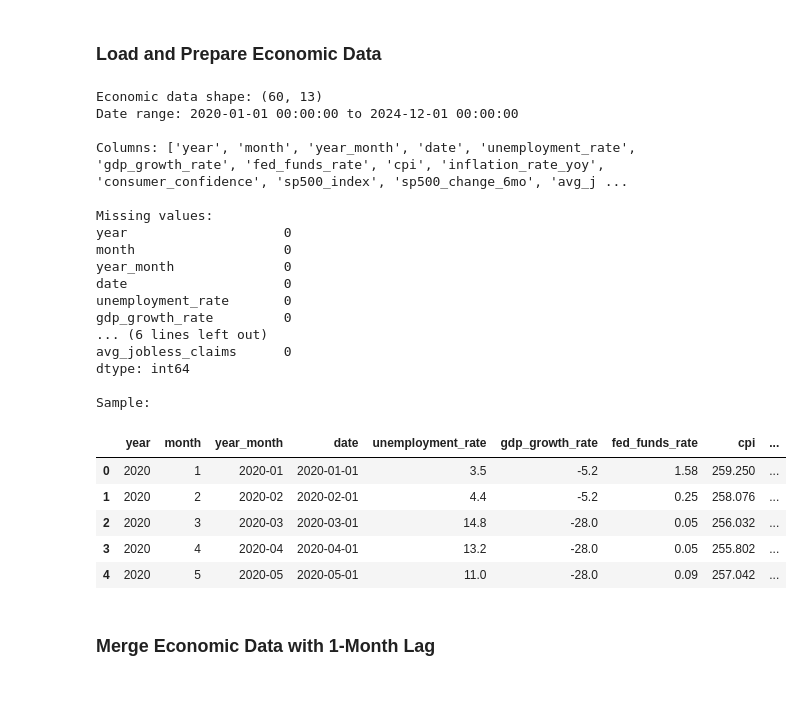
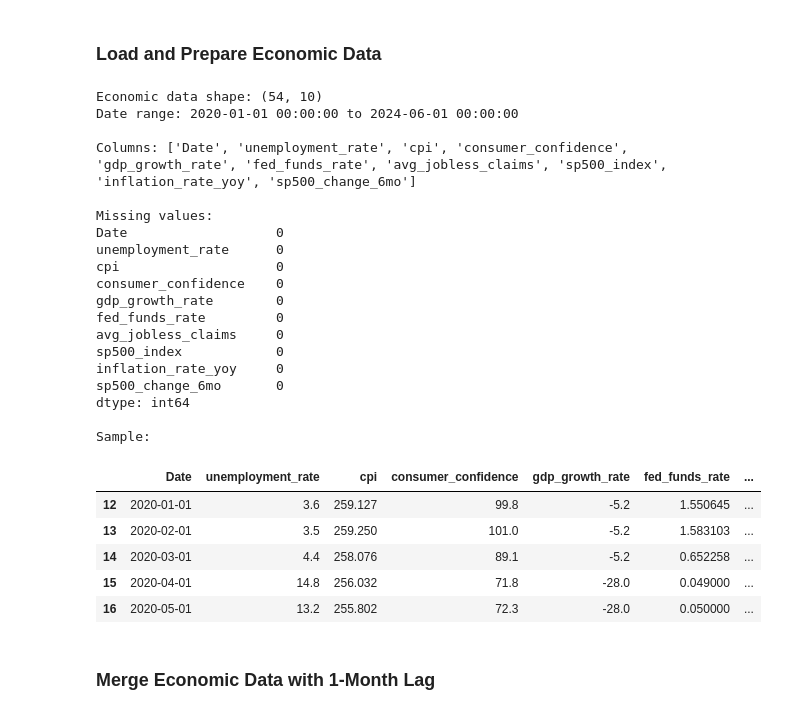
Before and after one commit to lixiaohua-neu/companies-layoff-prediction, a Jupyter notebook: layoff_data_collection.ipynb, the cells around one changed output. Cells and saved outputs as stored; diff of their text form; code cells hidden in the pictures.

Commit message:
Update data collection

```diff
--- a/layoff_data_collection.ipynb
+++ b/layoff_data_collection.ipynb
@@ -561,40 +398,41 @@ Fetching economic data for 2020-02... ✅ U-Rate: 4.4%
 # %% [markdown]
 ### Load and Prepare Economic Data
 # %%
-df_econ = pd.read_csv('./data/economic/economic_data_independent.csv')
-df_econ['date'] = pd.to_datetime(df_econ['date'])
+df_economic['Date'] = pd.to_datetime(df_economic['Date'])
 
-print(f"Economic data shape: {df_econ.shape}")
-print(f"Date range: {df_econ['date'].min()} to {df_econ['date'].max()}")
-print(f"\nColumns: {df_econ.columns.tolist()}")
+print(f"Economic data shape: {df_economic.shape}")
+print(f"Date range: {df_economic['Date'].min()} to {df_economic['Date'].max()}")
+print(f"\nColumns: {df_economic.columns.tolist()}")
 print(f"\nMissing values:")
-print(df_econ.isnull().sum())
+print(df_economic.isnull().sum())
 print(f"\nSample:")
-df_econ.head()
+df_economic.head()
 # %% [output]
-Economic data shape: (60, 13)
-Date range: 2020-01-01 00:00:00 to 2024-12-01 00:00:00
+Economic data shape: (54, 10)
+Date range: 2020-01-01 00:00:00 to 2024-06-01 00:00:00
 
-Columns: ['year', 'month', 'year_month', 'date', 'unemployment_rate', 'gdp_growth_rate', 'fed_funds_rate', 'cpi', 'inflation_rate_yoy', 'consumer_confidence', 'sp500_index', 'sp500_change_6mo', 'avg_j ...
+Columns: ['Date', 'unemployment_rate', 'cpi', 'consumer_confidence', 'gdp_growth_rate', 'fed_funds_rate', 'avg_jobless_claims', 'sp500_index', 'inflation_rate_yoy', 'sp500_change_6mo']
 
 Missing values:
-year                    0
-month                   0
-year_month              0
-date                    0
-unemployment_rate       0
-gdp_growth_rate         0
-... (6 lines left out)
-avg_jobless_claims      0
+Date                   0
+unemployment_rate      0
+cpi                    0
+consumer_confidence    0
+gdp_growth_rate        0
+fed_funds_rate         0
+avg_jobless_claims     0
+sp500_index            0
+inflation_rate_yoy     0
+sp500_change_6mo       0
 dtype: int64
 
 Sample:
-|  | year | month | year_month | date | unemployment_rate | gdp_growth_rate | fed_funds_rate | cpi | ... |
-| 0 | 2020 | 1 | 2020-01 | 2020-01-01 | 3.5 | -5.2 | 1.58 | 259.250 | ... |
-| 1 | 2020 | 2 | 2020-02 | 2020-02-01 | 4.4 | -5.2 | 0.25 | 258.076 | ... |
-| 2 | 2020 | 3 | 2020-03 | 2020-03-01 | 14.8 | -28.0 | 0.05 | 256.032 | ... |
-| 3 | 2020 | 4 | 2020-04 | 2020-04-01 | 13.2 | -28.0 | 0.05 | 255.802 | ... |
-| 4 | 2020 | 5 | 2020-05 | 2020-05-01 | 11.0 | -28.0 | 0.09 | 257.042 | ... |
+|  | Date | unemployment_rate | cpi | consumer_confidence | gdp_growth_rate | fed_funds_rate | ... |
+| 12 | 2020-01-01 | 3.6 | 259.127 | 99.8 | -5.2 | 1.550645 | ... |
+| 13 | 2020-02-01 | 3.5 | 259.250 | 101.0 | -5.2 | 1.583103 | ... |
+| 14 | 2020-03-01 | 4.4 | 258.076 | 89.1 | -5.2 | 0.652258 | ... |
+| 15 | 2020-04-01 | 14.8 | 256.032 | 71.8 | -28.0 | 0.049000 | ... |
+| 16 | 2020-05-01 | 13.2 | 255.802 | 72.3 | -28.0 | 0.050000 | ... |
 # %% [markdown]
 ### Merge Economic Data with 1-Month Lag
 # %%
```
Also changed, not shown: parts of 5 cells of this notebook, 4 other files.
